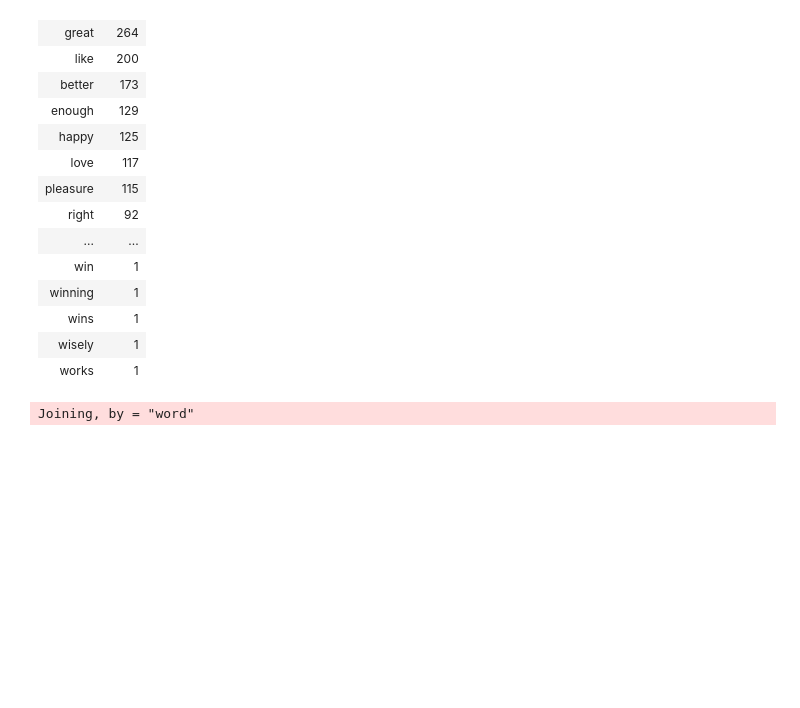
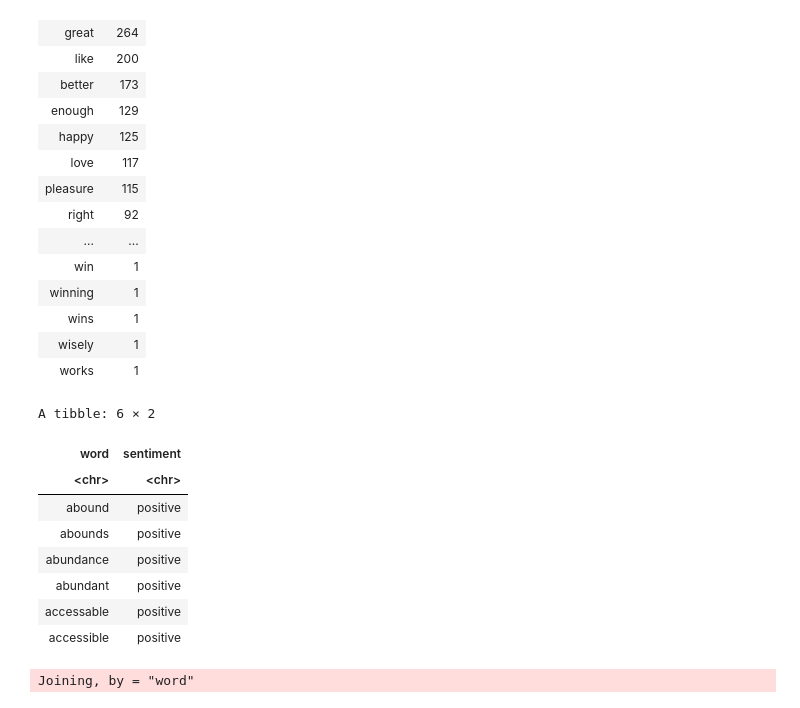
Before and after one commit to minha12/SentimentAnalysis, a Jupyter notebook: Analysis.ipynb, the cells around one changed output. Saved outputs shown, nothing was run; the diff lists cells and outputs as text; code cells hidden in the pictures; blank space fills up the shorter version.

```diff
--- a/Analysis.ipynb
+++ b/Analysis.ipynb
@@ -123,6 +165,18 @@ A tibble: 668 × 2
 | wins | 1 |
 | wisely | 1 |
 | works | 1 |
+# %%
+head(positive_senti)
+# %% [output]
+A tibble: 6 × 2
+| word | sentiment |
+| <chr> | <chr> |
+| abound | positive |
+| abounds | positive |
+| abundance | positive |
+| abundant | positive |
+| accessable | positive |
+| accessible | positive |
 # %%
 library(tidyr)
 bing <- get_sentiments("bing")
```
Also changed, not shown: parts of 6 cells of this notebook.
